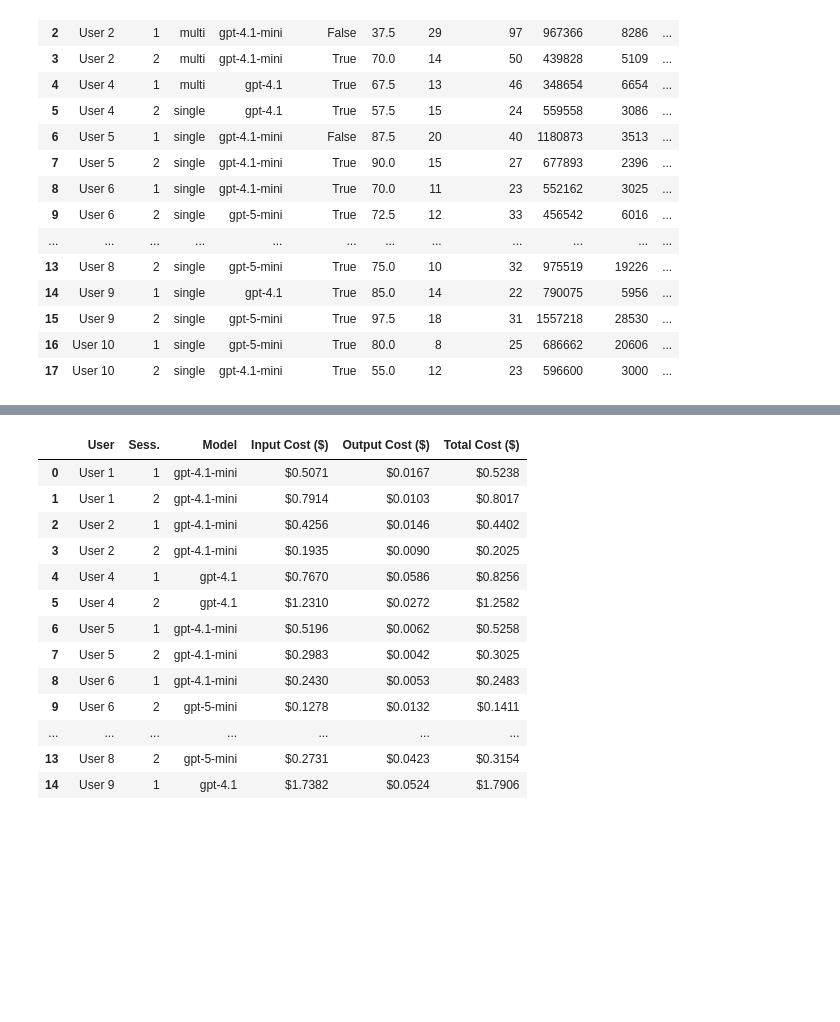
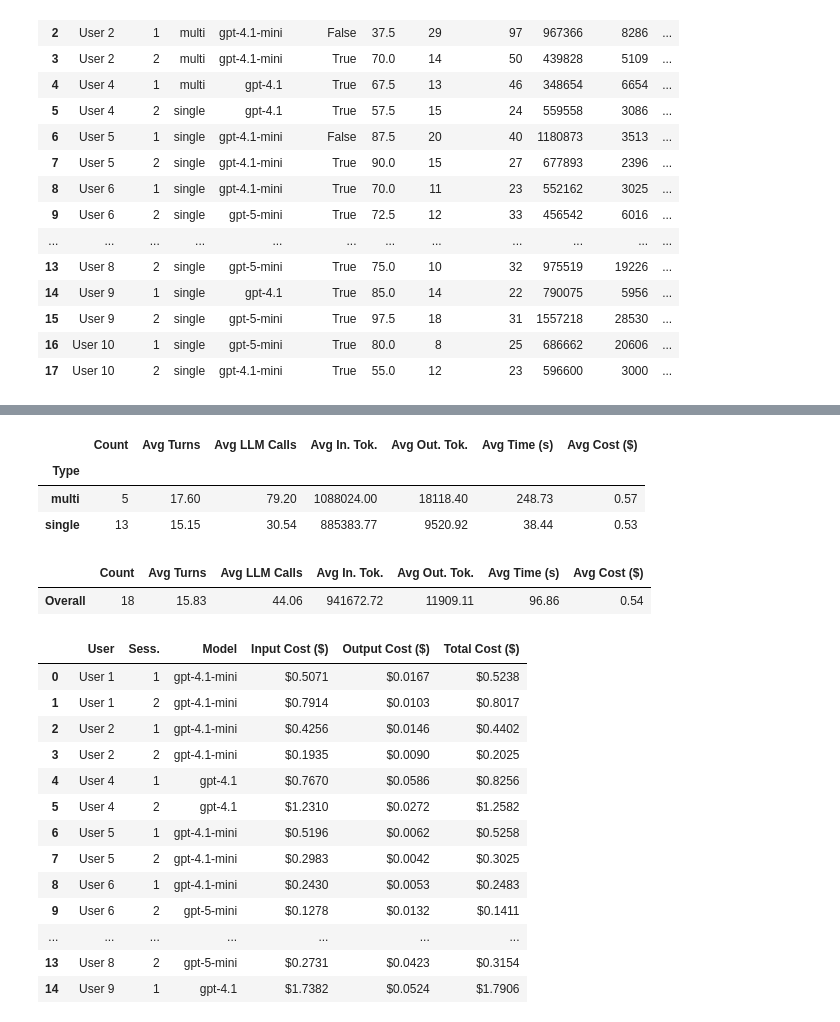
Before and after one commit to CantLooseToAMoose/meta_ally, a Jupyter notebook: util/analyze_user_records.ipynb, the cells around one changed output, grey strips where cells are left out. Saved outputs shown, nothing was run; the diff lists cells and outputs as text; code cells hidden in the pictures; blank space fills up the shorter version.

```diff
--- a/util/analyze_user_records.ipynb
+++ b/util/analyze_user_records.ipynb
@@ -236,3 +324,48 @@ df_sessions
+# %%
+# Group by agent type and calculate averages
+df_by_type = df_sessions_with_cost.groupby('Type').agg({
+    'User': 'count',
+    'Turns': 'mean',
+    'LLM \\\\ Calls': 'mean',
+    'In. Tok.': 'mean',
+    'Out. Tok.': 'mean',
+    'Avg Time (s)': 'mean',
+    'Total Cost ($)': 'mean'
+}).round(2)
+
+df_by_type = df_by_type.rename(columns={
+    'User': 'Count',
+    'Turns': 'Avg Turns',
+    'LLM \\\\ Calls': 'Avg LLM Calls',
+    'In. Tok.': 'Avg In. Tok.',
+    'Out. Tok.': 'Avg Out. Tok.',
+    'Avg Time (s)': 'Avg Time (s)',
+    'Total Cost ($)': 'Avg Cost ($)'
+})
+
+df_by_type
+# %% [output]
+|  | Count | Avg Turns | Avg LLM Calls | Avg In. Tok. | Avg Out. Tok. | Avg Time (s) | Avg Cost ($) |
+| Type |  |  |  |  |  |  |  |
+| multi | 5 | 17.60 | 79.20 | 1088024.00 | 18118.40 | 248.73 | 0.57 |
+| single | 13 | 15.15 | 30.54 | 885383.77 | 9520.92 | 38.44 | 0.53 |
+# %%
+# Calculate overall averages across all sessions
+total_count = len(df_sessions_with_cost)
+total_avg = pd.DataFrame({
+    'Count': [total_count],
+    'Avg Turns': [df_sessions_with_cost['Turns'].mean()],
+    'Avg LLM Calls': [df_sessions_with_cost['LLM \\\\ Calls'].mean()],
+    'Avg In. Tok.': [df_sessions_with_cost['In. Tok.'].mean()],
+    'Avg Out. Tok.': [df_sessions_with_cost['Out. Tok.'].mean()],
+    'Avg Time (s)': [df_sessions_with_cost['Avg Time (s)'].mean()],
+    'Avg Cost ($)': [df_sessions_with_cost['Total Cost ($)'].mean()]
+}, index=['Overall']).round(2)
+
+total_avg
+# %% [output]
+|  | Count | Avg Turns | Avg LLM Calls | Avg In. Tok. | Avg Out. Tok. | Avg Time (s) | Avg Cost ($) |
+| Overall | 18 | 15.83 | 44.06 | 941672.72 | 11909.11 | 96.86 | 0.54 |
 # %%
 # Define pricing information (USD per million tokens)
 pricing = {
```
Also changed, not shown: parts of 4 cells of this notebook, 21 other files.
